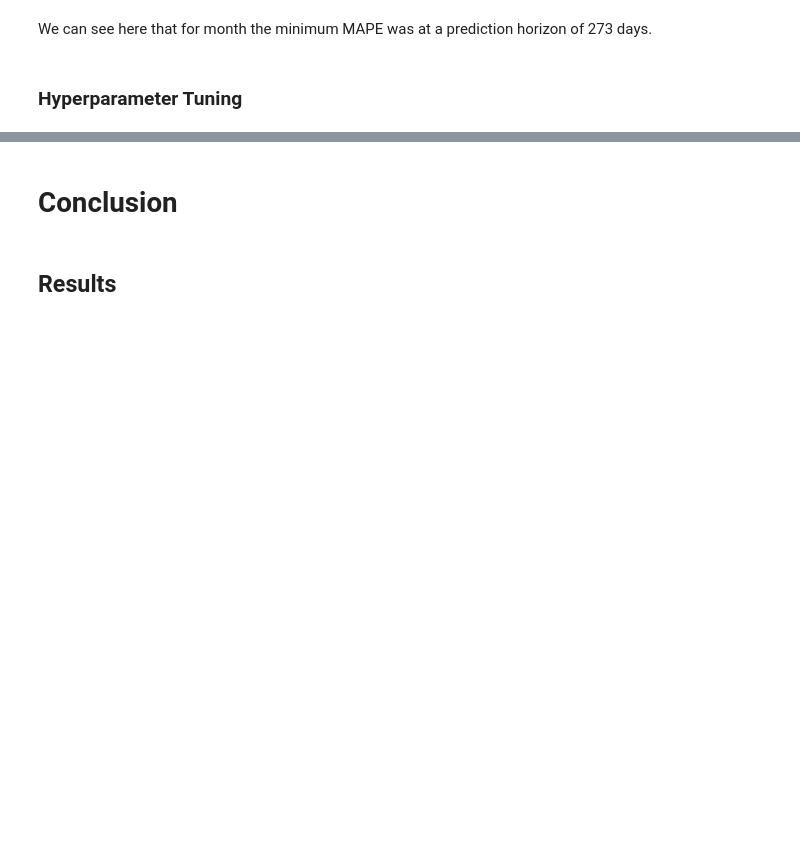
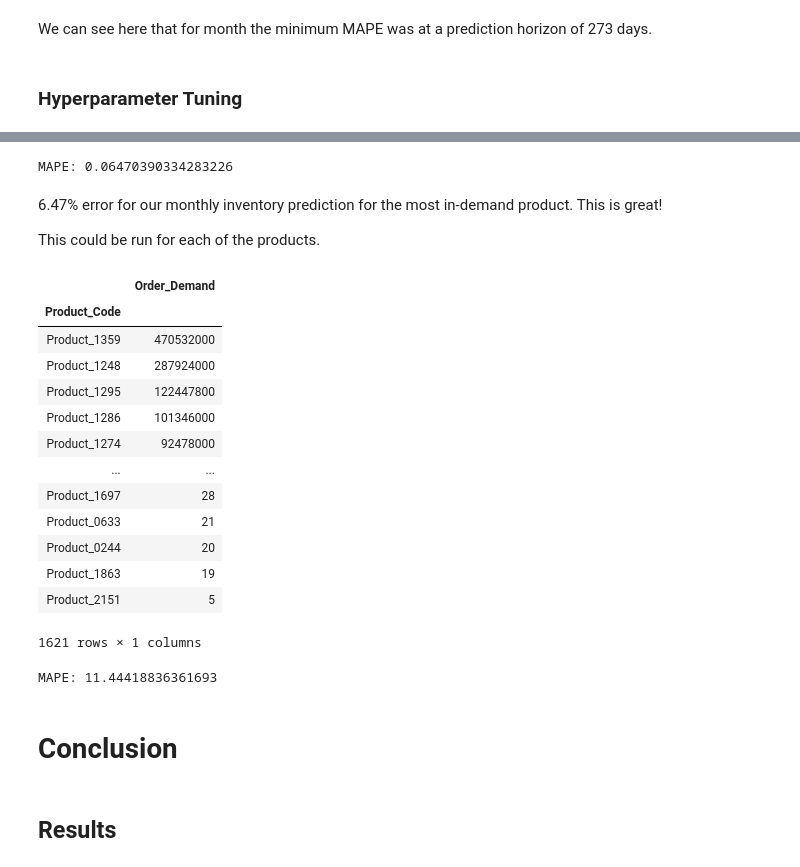
Before and after one commit to JessicaFB/Product-Demand-Forecasting, a Jupyter notebook: Product-Demand-Forecasting.ipynb, the cells around one changed output, grey strips where cells are left out. Drawn from its saved outputs; the diff is of its cells as text; code cells hidden in the pictures; blank space fills up the shorter version.

Commit message:
Tested model on second hottest product.

```diff
--- a/Product-Demand-Forecasting.ipynb
+++ b/Product-Demand-Forecasting.ipynb
@@ -1326,0 +1275,29 @@ NameError: name 'top_prod_w_cv' is not defined
+# %%
+### Accuracy Metric ###
+y_true = top_prod.y
+y_pred = forecast.yhat[0:-12]
+mape = mean_absolute_percentage_error(y_true,y_pred)
+print(f"MAPE: {mape} \n")
+# %% [output]
+MAPE: 0.06470390334283226
+# %% [markdown]
+6.47% error for our monthly inventory prediction for the most in-demand product. This is great!
+
+This could be run for each of the products.
+# %%
+prod_sum_demand
+# %% [output]
+|  | Order_Demand |
+| Product_Code |  |
+| Product_1359 | 470532000 |
+| Product_1248 | 287924000 |
+| Product_1295 | 122447800 |
+| Product_1286 | 101346000 |
+| Product_1274 | 92478000 |
+| ... | ... |
+| Product_1697 | 28 |
+| Product_0633 | 21 |
+| Product_0244 | 20 |
+| Product_1863 | 19 |
+| Product_2151 | 5 |
+1621 rows × 1 columns
@@ -1327,3 +1331,11 @@ NameError: name 'top_prod_w_cv' is not defined
+# %%
+### Accuracy Metric ###
+y_true = second_prod.y
+y_pred = forecast.yhat[0:-12]
+mape = mean_absolute_percentage_error(y_true,y_pred)
+print(f"MAPE: {mape} \n")
+# %% [output]
+MAPE: 11.44418836361693
 # %% [markdown]
 # Conclusion
 # %% [markdown]
```
Also changed, not shown: parts of 15 cells of this notebook.
